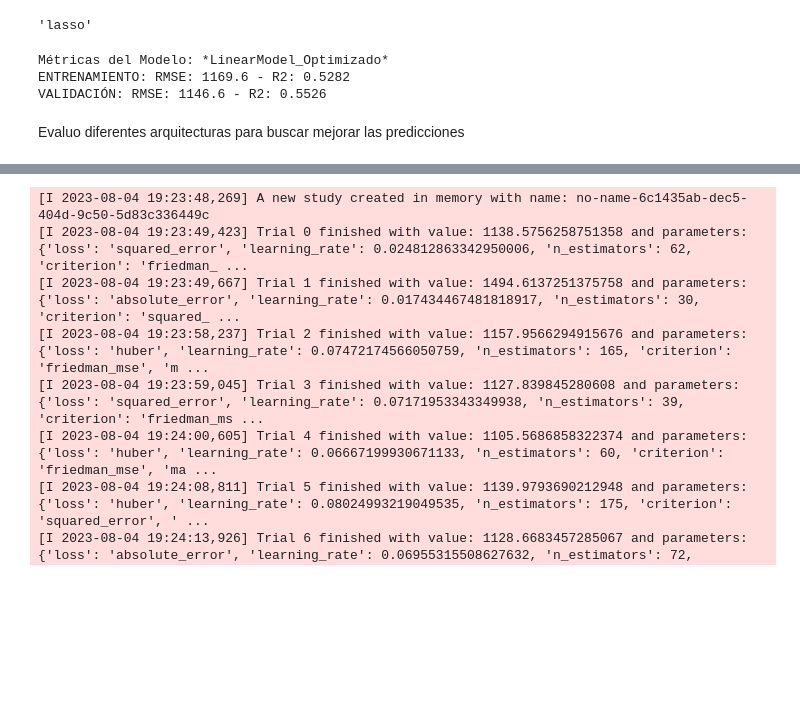
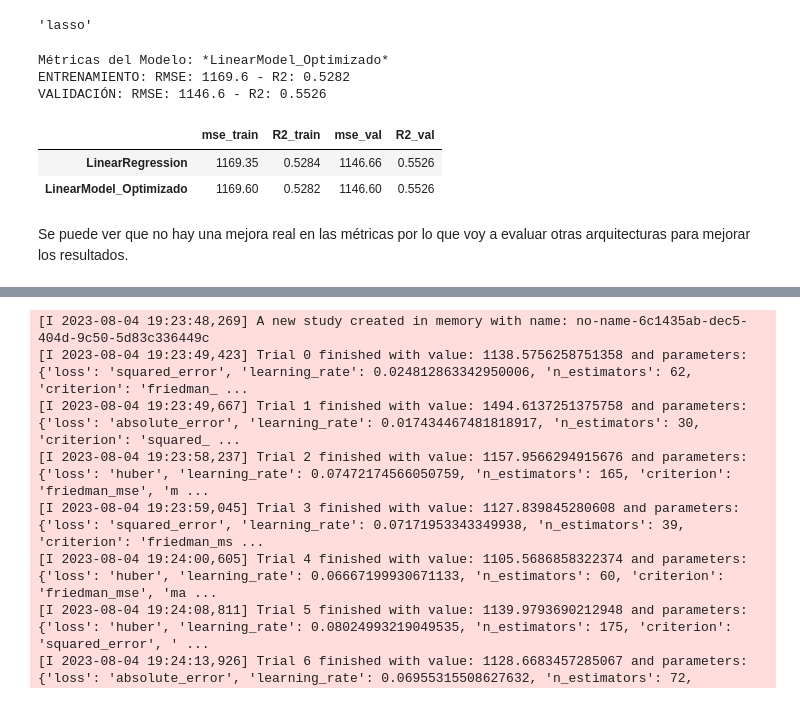
Before and after one commit to Juaniribet/Aprendizaje_Maq_2_CEIA, a Jupyter notebook: Notebook/HPs_optimization.ipynb, the cells around one changed output, grey strips where cells are left out. Cells and saved outputs as stored; diff of their text form; code cells hidden in the pictures; blank space fills up the shorter version.

```diff
--- a/Notebook/HPs_optimization.ipynb
+++ b/Notebook/HPs_optimization.ipynb
@@ -137,14 +137,19 @@ study_linearModel.best_trial.params['regression_method']
 # %%
 # Entreno el modelo optimo
 model_op = Lasso(study_linearModel.best_trial.params['alpha'])
 model_op.fit(x_train, y_train)
 
 # Predicción del modelo ajustado para el conjunto de validación
 pred = model_op.predict(x_val)
 
 # Evaluo el modelo
 evaluation_score('LinearModel_Optimizado',model_op)
+
+metrics_models
 # %% [output]
 Métricas del Modelo: *LinearModel_Optimizado*
 ENTRENAMIENTO: RMSE: 1169.6 - R2: 0.5282
 VALIDACIÓN: RMSE: 1146.6 - R2: 0.5526
+|  | mse_train | R2_train | mse_val | R2_val |
+| LinearRegression | 1169.35 | 0.5284 | 1146.66 | 0.5526 |
+| LinearModel_Optimizado | 1169.60 | 0.5282 | 1146.60 | 0.5526 |
@@ -155,5 +156,5 @@ optuna.visualization.plot_parallel_coordinate(study_linearModel)
-# %% [markdown]
-Evaluo diferentes arquitecturas para buscar mejorar las predicciones
+# %% [markdown]
+Se puede ver que no hay una mejora real en las métricas por lo que voy a evaluar otras arquitecturas para mejorar los resultados.
 # %%
 models = {
     'ElasticNet':ElasticNet(),
```
Also changed, not shown: parts of 15 cells of this notebook.
